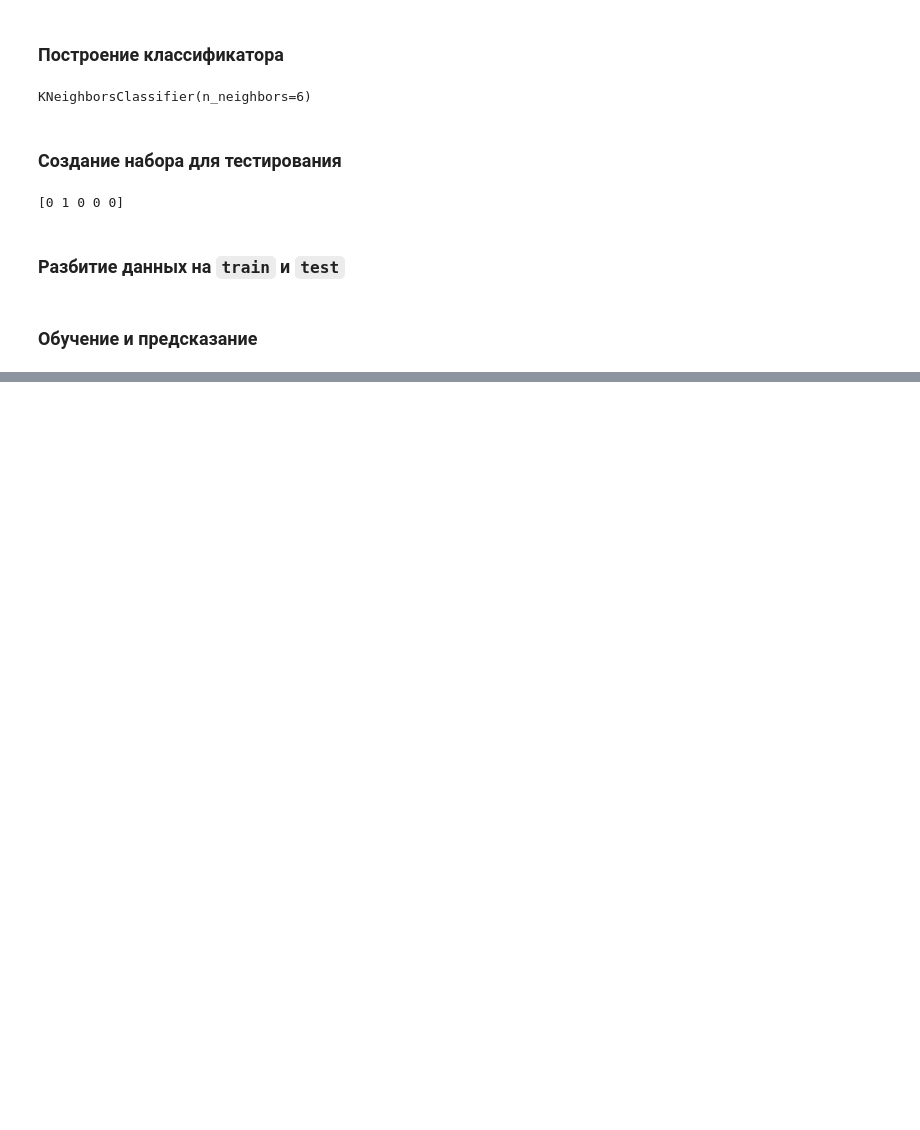
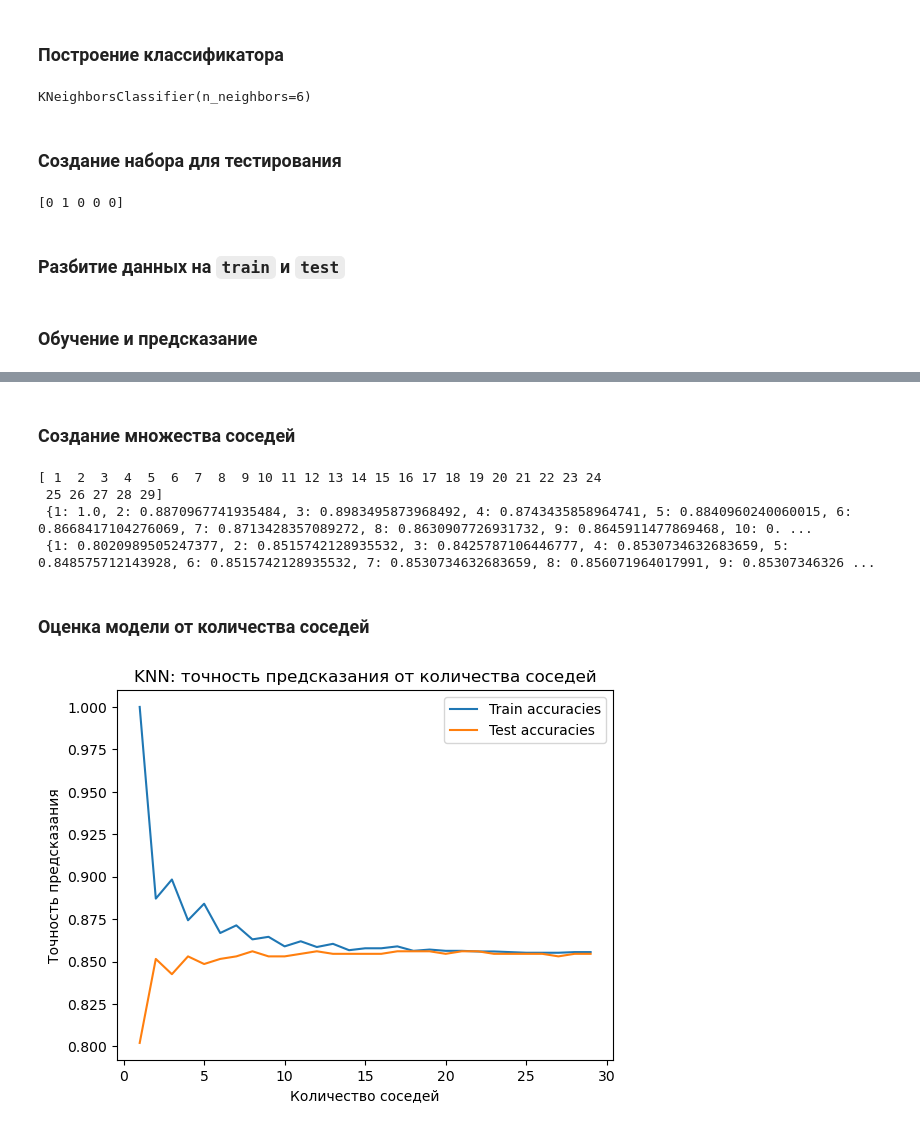
Before and after one commit to golubnichiy/big_data_11_23, a Jupyter notebook: days_03.ipynb, the cells around one changed output, grey strips where cells are left out. Drawn from its saved outputs; the diff is of its cells as text; code cells hidden in the pictures; blank space fills up the shorter version.

```diff
--- a/days_03.ipynb
+++ b/days_03.ipynb
@@ -102,0 +103,30 @@ print(knn.score(X_test, y_test))
+# %% [markdown]
+### Создание множества соседей
+# %%
+neighbors = np.arange(1,30)
+train_accuracies = {}
+test_accuracies = {}
+for neighbor in neighbors:
+    knn = KNeighborsClassifier(n_neighbors=neighbor)
+    knn.fit(X_train, y_train)
+    train_accuracies[neighbor] = knn.score(X_train, y_train)
+    test_accuracies[neighbor] = knn.score(X_test, y_test)
+
+print(neighbors, "\n", train_accuracies, "\n", test_accuracies)
+# %% [output]
+[ 1  2  3  4  5  6  7  8  9 10 11 12 13 14 15 16 17 18 19 20 21 22 23 24
+ 25 26 27 28 29]
+ {1: 1.0, 2: 0.8870967741935484, 3: 0.8983495873968492, 4: 0.8743435858964741, 5: 0.8840960240060015, 6: 0.8668417104276069, 7: 0.8713428357089272, 8: 0.8630907726931732, 9: 0.8645911477869468, 10: 0. ...
+ {1: 0.8020989505247377, 2: 0.8515742128935532, 3: 0.8425787106446777, 4: 0.8530734632683659, 5: 0.848575712143928, 6: 0.8515742128935532, 7: 0.8530734632683659, 8: 0.856071964017991, 9: 0.85307346326 ...
+# %% [markdown]
+### Оценка модели от количества соседей
+# %%
+plt.title("KNN: точность предсказания от количества соседей")
+plt.plot(neighbors, train_accuracies.values(), label="Train accuracies")
+plt.plot(neighbors, test_accuracies.values(), label="Test accuracies")
+plt.legend()
+plt.xlabel("Количество соседей")
+plt.ylabel("Точность предсказания")
+plt.show()
+# %% [output]
+[figure, added]
```
Also changed, not shown: parts of 2 cells of this notebook, 1 other file.
